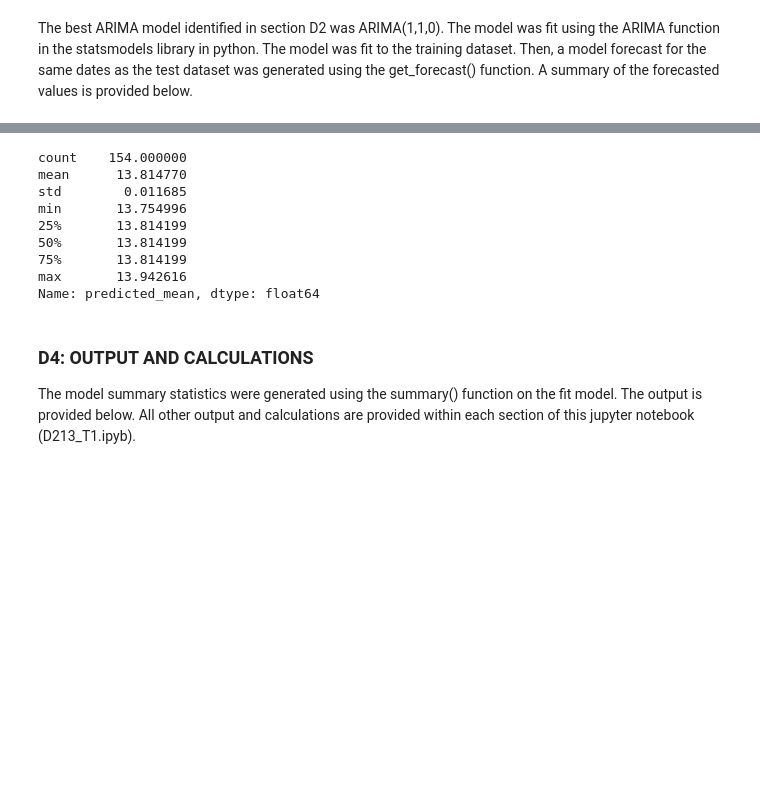
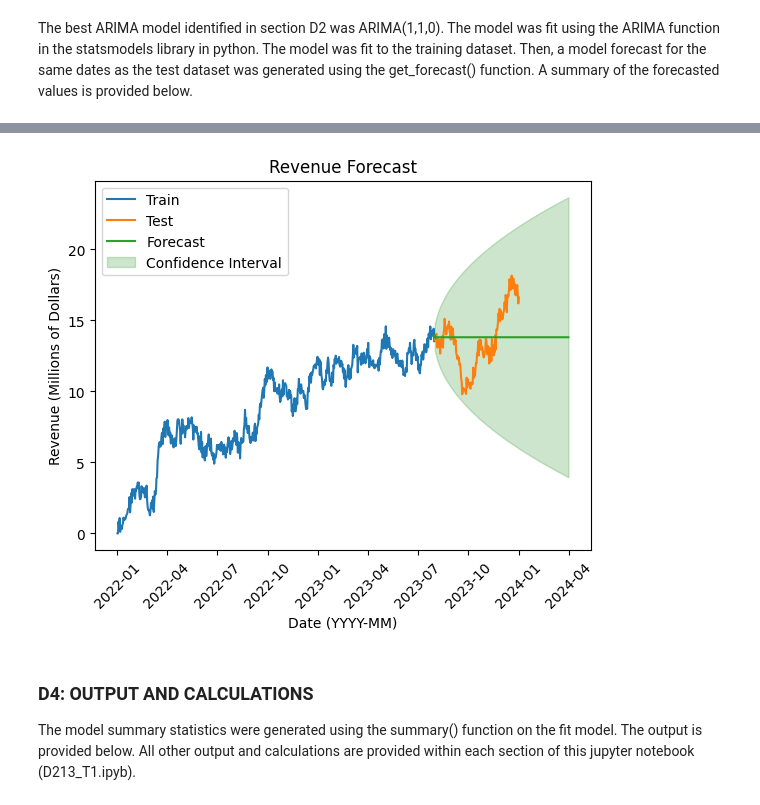
Before and after one commit to kelseyannwright/MS_DataAnalytics, a Jupyter notebook: D213/D213_T1.ipynb, the cells around one changed output, grey strips where cells are left out. Drawn from its saved outputs; the diff is of its cells as text; code cells hidden in the pictures; blank space fills up the shorter version.

```diff
--- a/D213/D213_T1.ipynb
+++ b/D213/D213_T1.ipynb
@@ -360,7 +360,7 @@ warnings.filterwarnings("ignore")
 #create model using training data
 model = ARIMA(x_train['Revenue'], order = (1,1,0))
 mod_fit = model.fit()
-forecast = mod_fit.get_forecast(len(x_test))
+forecast = mod_fit.get_forecast(len(x_test)+90) #forecat 90 days after test data ends
 ypred = forecast.predicted_mean
 
 print('Summary of Forecasted Revenue:')
@@ -368,6 +368,22 @@ print()
 print('Start Date:', ypred.index[0])
 print('End Date:', ypred.index[-1])
 ypred.describe()
+
+#forecast for length of test data
+ypred_ci_lower = forecast.conf_int(alpha=0.05)['lower Revenue']
+ypred_ci_upper= forecast.conf_int(alpha=0.05)['upper Revenue']
+
+#create plot
+plt.plot(x_train['Revenue'], label='Train')
+plt.plot(x_test['Revenue'], label ='Test')
+plt.plot(ypred, label='Forecast')
+plt.fill_between(ypred.index, ypred_ci_lower, ypred_ci_upper, color='g', alpha=0.2, label="Confidence Interval")
+plt.title('Revenue Forecast')
+plt.xticks(rotation=45)
+plt.xlabel('Date (YYYY-MM)')
+plt.ylabel('Revenue (Millions of Dollars)')
+plt.legend(loc='upper left', fontsize=10)
+plt.show()
 # %% [output]
 Summary of Forecasted Revenue:
 
@@ -376,12 +392,4 @@ End Date: 2024-01-01 00:00:00
-count    154.000000
-mean      13.814770
-std        0.011685
-min       13.754996
-25%       13.814199
-50%       13.814199
-75%       13.814199
-max       13.942616
-Name: predicted_mean, dtype: float64
+[figure, added]
 # %% [markdown]
 ### D4: OUTPUT AND CALCULATIONS
 The model summary statistics were generated using the summary() function on the fit model. The output is provided below. All other output and calculations are provided within each section of this jupyter notebook (D213_T1.ipyb).
```
Also changed, not shown: parts of 6 cells of this notebook, 2 other files.
